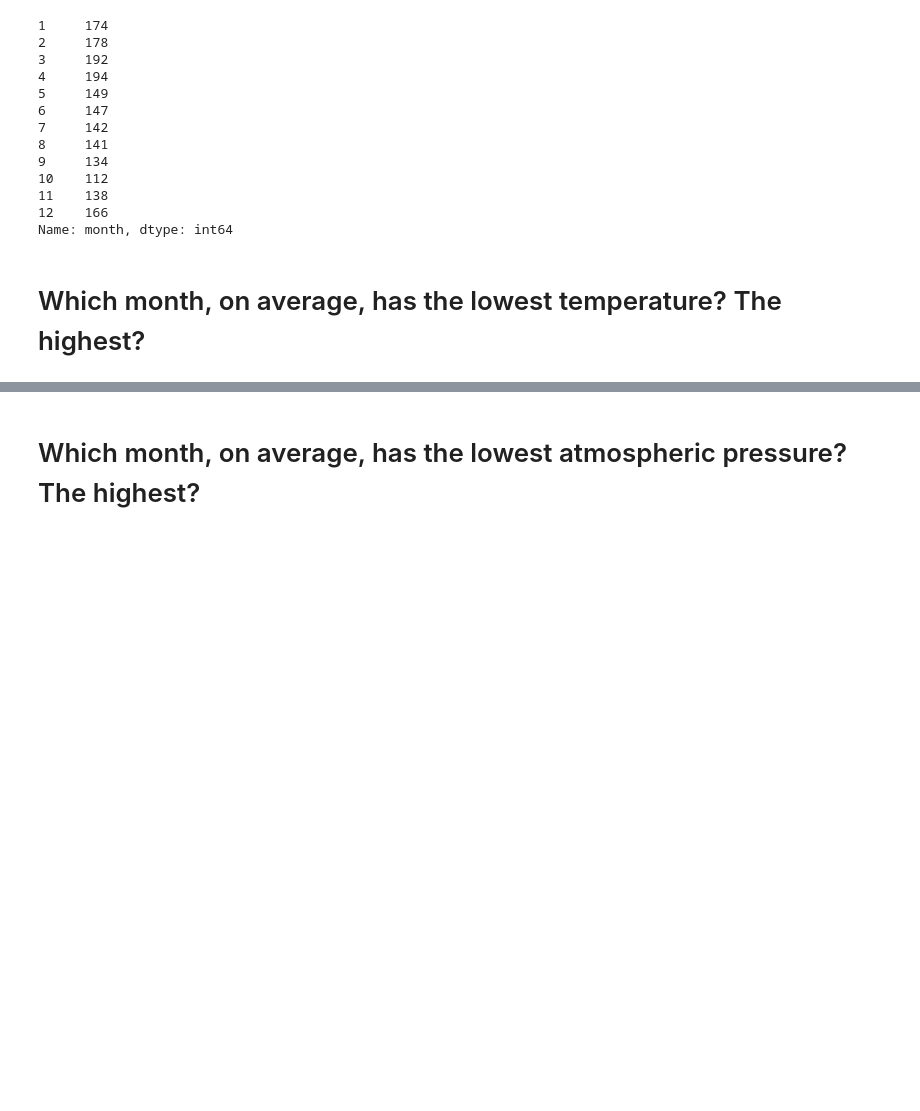
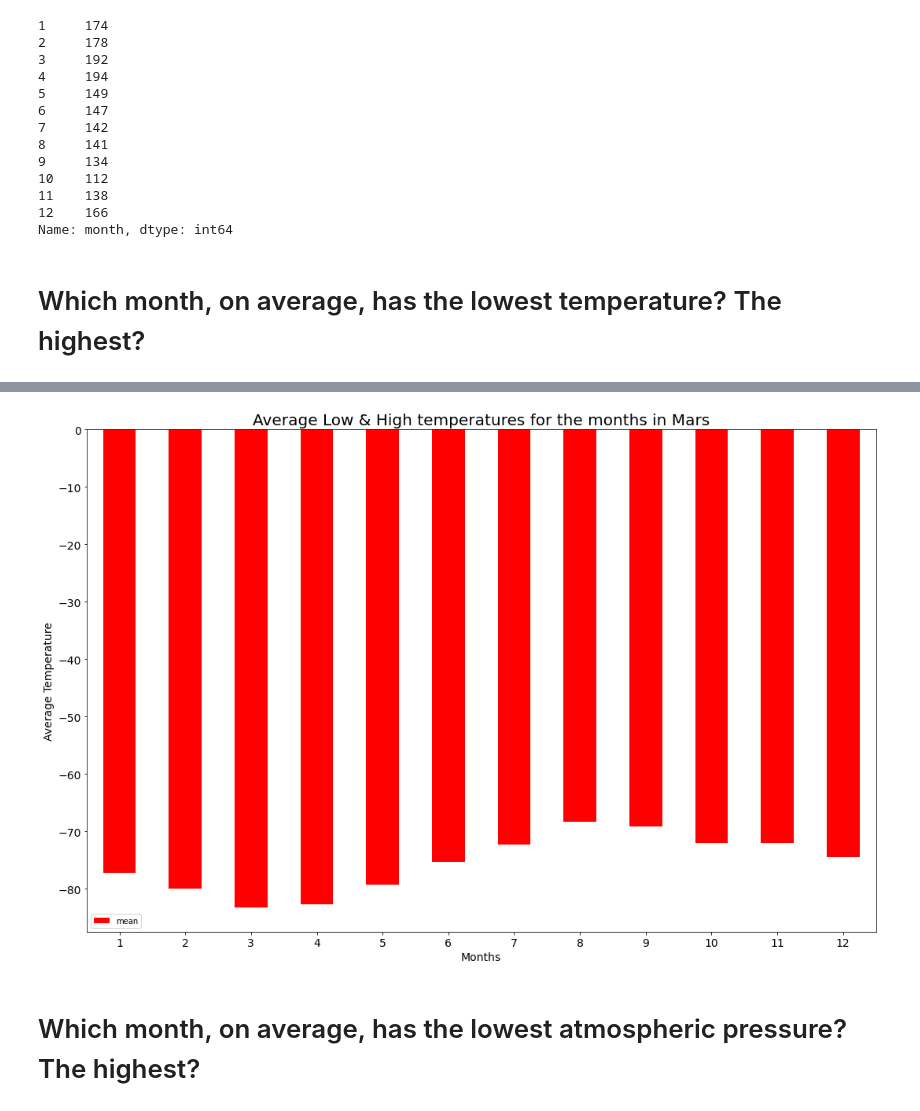
Before and after one commit to Master-Leo/Web-Scraping-Challenge, a Jupyter notebook: mars_data_challenge_part_2.ipynb, the cells around one changed output, grey strips where cells are left out. Saved outputs shown, nothing was run; the diff lists cells and outputs as text; code cells hidden in the pictures; blank space fills up the shorter version.

Commit message:
'updated bar charts'

```diff
--- a/mars_data_challenge_part_2.ipynb
+++ b/mars_data_challenge_part_2.ipynb
@@ -118,3 +118,9 @@ total_months.sort_index()
 Name: month, dtype: int64
 # %% [markdown]
 # Which month, on average, has the lowest temperature? The highest?
+# %%
+temp_avg = mars_df.groupby(mars_df["month"]).min_temp.agg([
+                                                                        "mean"
+                                                                        ])
+
+temp_avg
@@ -121,2 +142,13 @@ Name: month, dtype: int64
+# %%
+plot_pandas = temp_avg.plot(kind="bar", figsize=(15,10), color='red',fontsize = 14,rot=0)
+
+plt.xlabel("Months",fontsize = 14)
+plt.ylabel("Average Temperature",fontsize = 14)
+plt.title("Average Low & High temperatures for the months in Mars",fontsize = 20)
+
+plt.tight_layout()
+plt.show()
+# %% [output]
+[figure, added]
 # %% [markdown]
 # Which month, on average, has the lowest atmospheric pressure? The highest?
```
Also changed, not shown: parts of 3 cells of this notebook.
